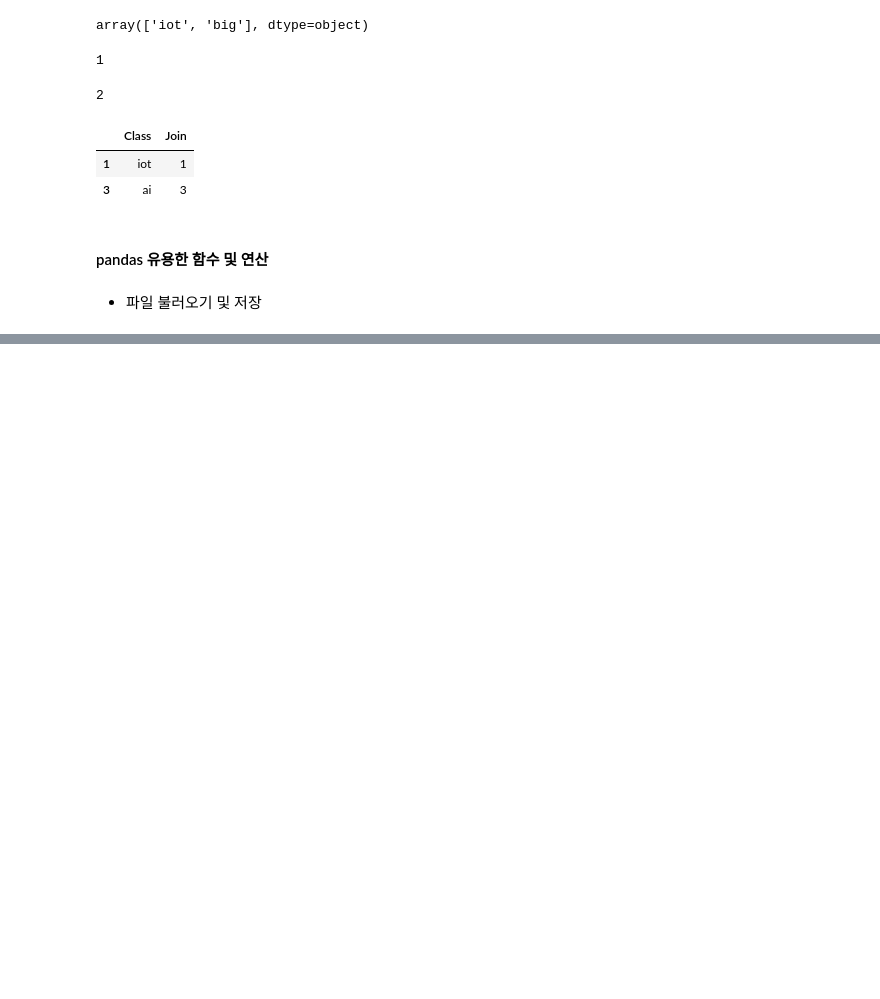
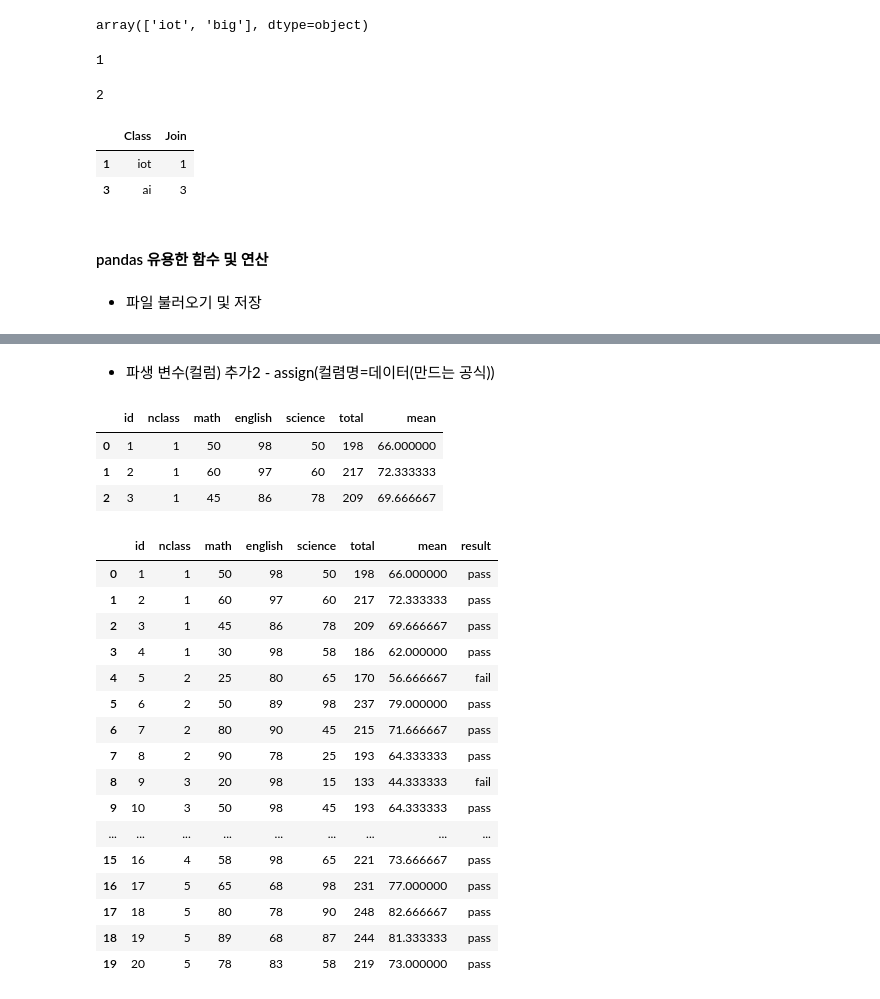
Before and after one commit to 2013je/Python_jpnb, a Jupyter notebook: 2.pandas.ipynb, the cells around one changed output, grey strips where cells are left out. Drawn from its saved outputs; the diff is of its cells as text; code cells hidden in the pictures; blank space fills up the shorter version.

```diff
--- a/2.pandas.ipynb
+++ b/2.pandas.ipynb
@@ -468,3 +470,23 @@ num2_df.query('Class == "ai"or Class == "iot"')
 #### pandas 유용한 함수 및 연산
 # %% [markdown]
 - 파일 불러오기 및 저장
+# %%
+exam = pd.read_csv('./data/exam.csv')
+exam
+# 데이터 파악하기
+# 1.head(5) : 위쪽부터 5개 행 출력
+display(exam.head(5))
+
+# 2. tail(5) : 뒤쪽부터 5개 행 출력
+display(exam.tail(5))
+
+# 3. shape : 행, 열 개수(크기) 출력
+display(exam.shape) # (행(수직), 열(수평)) = (20, 5)
+
+# 4. info() : 변수 데이터 정보(속성) 출력(크기, 열 이름, 열 결측치(빈 값), 데이터 타입)
+display(exam.info())
+# Non-Null Count : (있는) 데이터 카운트 , 현재 데이터 결측치 X
+# Dtype : 데이터타입
+
+# 5. describe() : 요약 통계량 출력
+display(exam.describe())
@@ -470,0 +595,3 @@ num2_df.query('Class == "ai"or Class == "iot"')
+# %%
+exam['total']=exam.iloc[:,2:].sum(axis=1)
+exam
@@ -470,0 +618,9 @@ num2_df.query('Class == "ai"or Class == "iot"')
+# %%
+# 평균 구하는 함수 - mean()
+# * 연산되는 방향 설정 필요
+# 각 사람의 과목 점수의 평균 구해 mean 컬럼 추가
+# exam = exam.drop('total',axis=1)
+# exam = exam.drop('mean',axis=1)
+exam['mean']=exam.iloc[:,2:5].mean(axis=1)
+exam
+# 원래 있는 컬럼명 부르고 대입 진행하면, 해당 컬럼 데이터 초기화
@@ -470,0 +645,34 @@ num2_df.query('Class == "ai"or Class == "iot"')
+# %% [markdown]
+- 파생 변수(컬럼) 추가2 - assign(컬렴명=데이터(만드는 공식))
+# %%
+# 평균 값 활용해 60점 이상이면 pass, 이하면 fail
+# 컬럼명 : result
+exam.head(3)
+# %% [output]
+|  | id | nclass | math | english | science | total | mean |
+| 0 | 1 | 1 | 50 | 98 | 50 | 198 | 66.000000 |
+| 1 | 2 | 1 | 60 | 97 | 60 | 217 | 72.333333 |
+| 2 | 3 | 1 | 45 | 86 | 78 | 209 | 69.666667 |
+# %%
+import numpy as np
+# np.where(exam['total']>=150,1,0) # if문과 비슷
+exam = exam.assign(result=np.where(exam['mean']>=60,'pass','fail'))
+exam
+# %% [output]
+|  | id | nclass | math | english | science | total | mean | result |
+| 0 | 1 | 1 | 50 | 98 | 50 | 198 | 66.000000 | pass |
+| 1 | 2 | 1 | 60 | 97 | 60 | 217 | 72.333333 | pass |
+| 2 | 3 | 1 | 45 | 86 | 78 | 209 | 69.666667 | pass |
+| 3 | 4 | 1 | 30 | 98 | 58 | 186 | 62.000000 | pass |
+| 4 | 5 | 2 | 25 | 80 | 65 | 170 | 56.666667 | fail |
+| 5 | 6 | 2 | 50 | 89 | 98 | 237 | 79.000000 | pass |
+| 6 | 7 | 2 | 80 | 90 | 45 | 215 | 71.666667 | pass |
+| 7 | 8 | 2 | 90 | 78 | 25 | 193 | 64.333333 | pass |
+| 8 | 9 | 3 | 20 | 98 | 15 | 133 | 44.333333 | fail |
+| 9 | 10 | 3 | 50 | 98 | 45 | 193 | 64.333333 | pass |
+| ... | ... | ... | ... | ... | ... | ... | ... | ... |
+| 15 | 16 | 4 | 58 | 98 | 65 | 221 | 73.666667 | pass |
+| 16 | 17 | 5 | 65 | 68 | 98 | 231 | 77.000000 | pass |
+| 17 | 18 | 5 | 80 | 78 | 90 | 248 | 82.666667 | pass |
+| 18 | 19 | 5 | 89 | 68 | 87 | 244 | 81.333333 | pass |
+| 19 | 20 | 5 | 78 | 83 | 58 | 219 | 73.000000 | pass |
```
Also changed, not shown: parts of 13 cells of this notebook, 1 other file.
